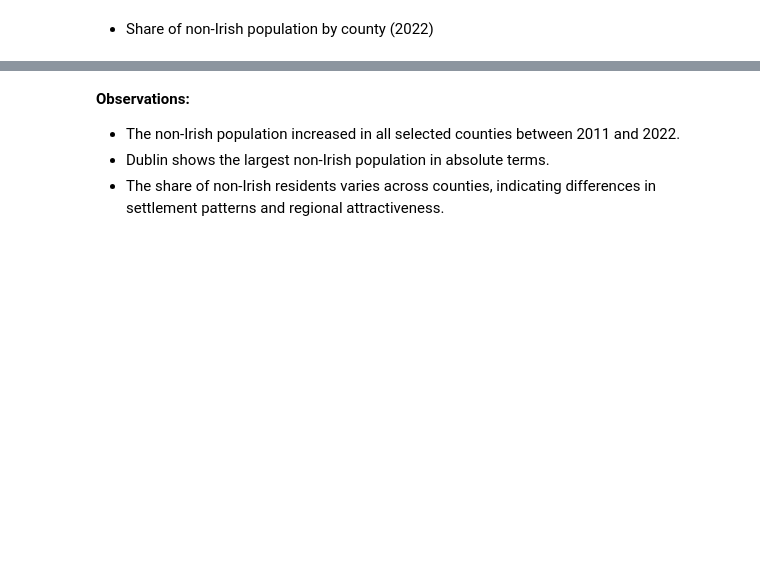
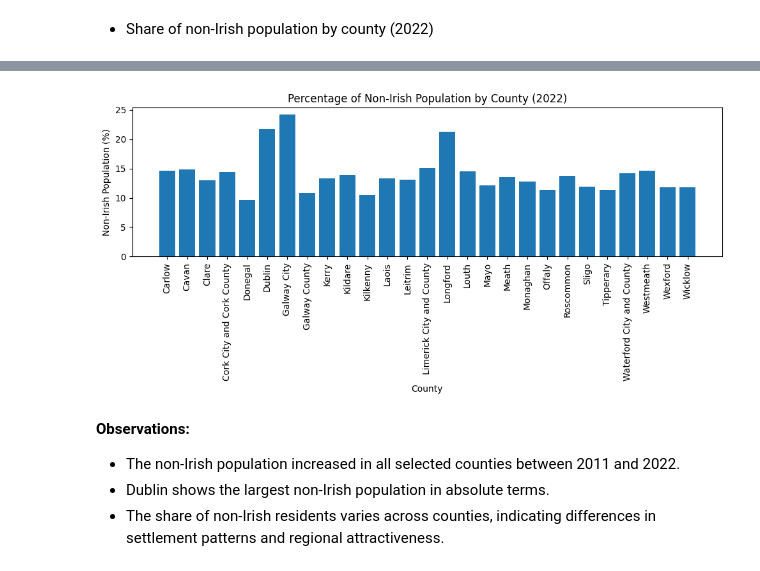
Before and after one commit to elainecazetta/programming-for-data-analytics, a Jupyter notebook: project/census_analysis.ipynb, the cells around one changed output, grey strips where cells are left out. Saved outputs shown, nothing was run; the diff lists cells and outputs as text; code cells hidden in the pictures; blank space fills up the shorter version.

```diff
--- a/project/census_analysis.ipynb
+++ b/project/census_analysis.ipynb
@@ -581,27 +606,34 @@ plt.show()
 # %%
-# Pivot to get Irish and Non-Irish side-by-side
 imm_wide = imm_grouped.pivot_table(
     index=["County_Grouped", "CensusYear"],
     columns="Citizenship_Group",
     values="Population",
     aggfunc="sum"
 ).reset_index()
 
-# Total and percentage
+# Ensure both columns exist
+imm_wide["Irish"] = imm_wide.get("Irish", 0)
+imm_wide["Non-Irish"] = imm_wide.get("Non-Irish", 0)
+
+# Calculate total and percentage
 imm_wide["Total"] = imm_wide["Irish"] + imm_wide["Non-Irish"]
 imm_wide["Non_Irish_%"] = (imm_wide["Non-Irish"] / imm_wide["Total"]) * 100
 
 # Filter to 2022
 imm_2022 = imm_wide[imm_wide["CensusYear"] == 2022].copy()
+
+import matplotlib.pyplot as plt
 
 plt.figure(figsize=(10, 5))
 plt.bar(imm_2022["County_Grouped"], imm_2022["Non_Irish_%"])
 plt.xticks(rotation=90)
 plt.title("Percentage of Non-Irish Population by County (2022)")
 plt.xlabel("County")
 plt.ylabel("Non-Irish Population (%)")
 plt.tight_layout()
 plt.show()
+# %% [output]
+[figure, added]
 # %% [markdown]
 **Observations:**
 - The non-Irish population increased in all selected counties between 2011 and 2022.
```
Also changed, not shown: parts of 8 cells of this notebook.
